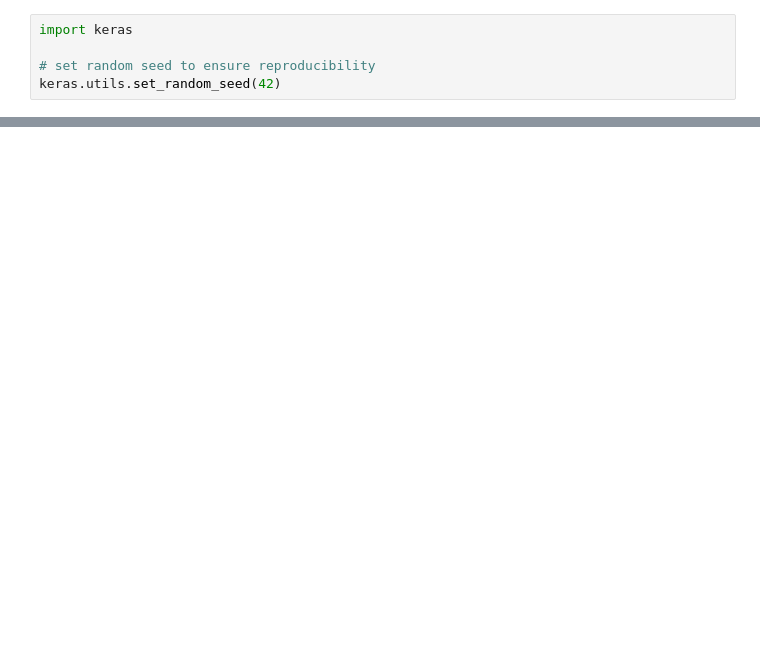
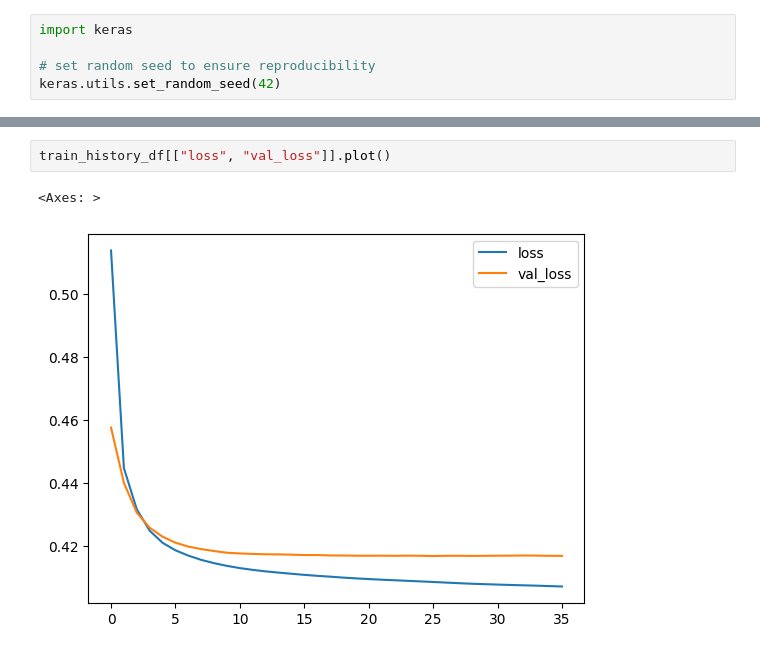
Before and after one commit to tiemeboerema/intro_ML_Final_Project, a Jupyter notebook: Neural Network.ipynb, the cells around one changed output, grey strips where cells are left out. Saved outputs shown, nothing was run; the diff lists cells and outputs as text; blank space fills up the shorter version.

```diff
--- a/Neural Network.ipynb
+++ b/Neural Network.ipynb
@@ -55,0 +70,5 @@ Epoch 148/200
+# %%
+train_history_df[["loss", "val_loss"]].plot()
+# %% [output]
+<Axes: >
+[figure, added]
```
Also changed, not shown: parts of 6 cells of this notebook, 3 other files.
